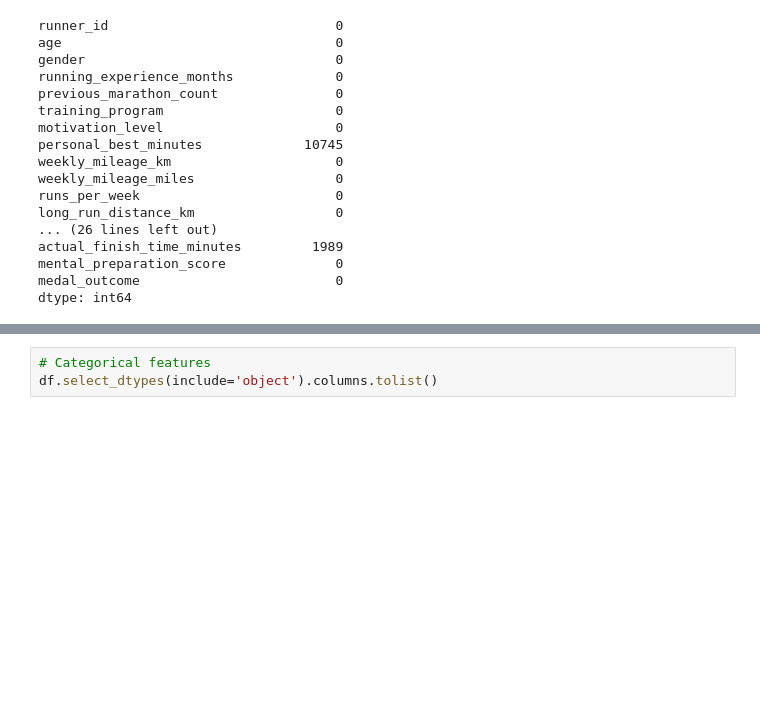
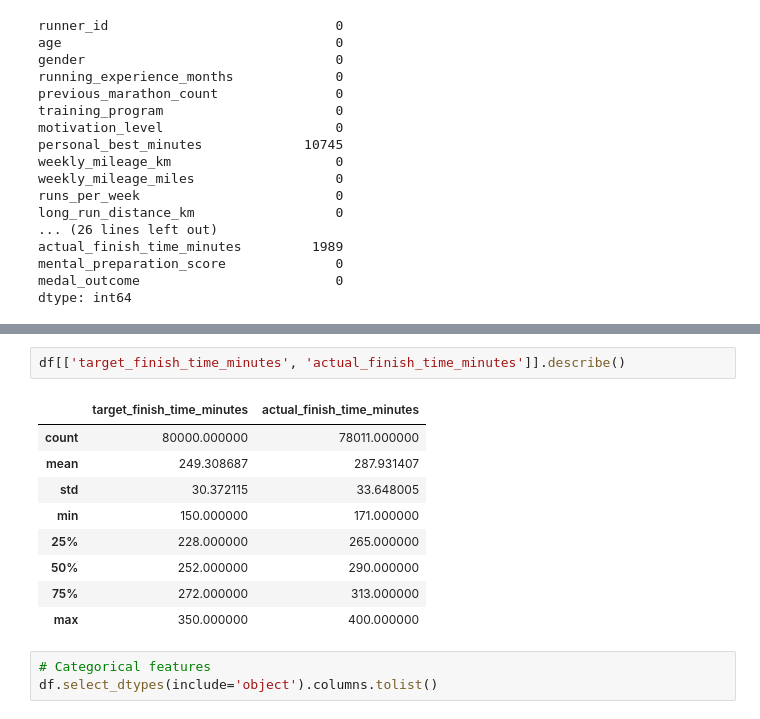
Before and after one commit to francescosias/MarathonIQ, a Jupyter notebook: chris_EDA_baseline.ipynb, the cells around one changed output, grey strips where cells are left out. Drawn from its saved outputs; the diff is of its cells as text; blank space fills up the shorter version.

```diff
--- a/chris_EDA_baseline.ipynb
+++ b/chris_EDA_baseline.ipynb
@@ -89,3 +90,15 @@ sns.histplot(df['target_finish_time_minutes'], bins=50)
+# %%
+df[['target_finish_time_minutes', 'actual_finish_time_minutes']].describe()
+# %% [output]
+|  | target_finish_time_minutes | actual_finish_time_minutes |
+| count | 80000.000000 | 78011.000000 |
+| mean | 249.308687 | 287.931407 |
+| std | 30.372115 | 33.648005 |
+| min | 150.000000 | 171.000000 |
+| 25% | 228.000000 | 265.000000 |
+| 50% | 252.000000 | 290.000000 |
+| 75% | 272.000000 | 313.000000 |
+| max | 350.000000 | 400.000000 |
 # %%
 # Categorical features
 df.select_dtypes(include='object').columns.tolist()
```
Also changed, not shown: parts of 10 cells of this notebook.
